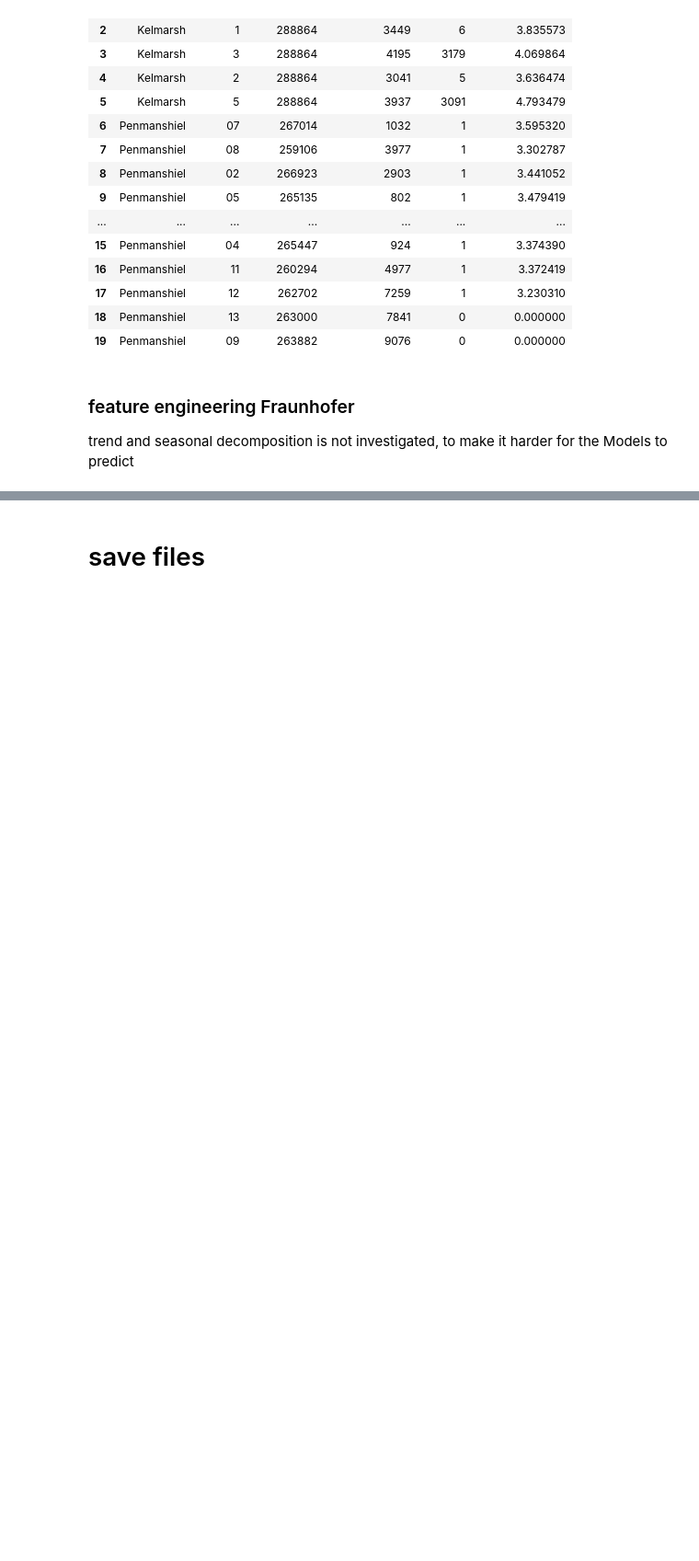
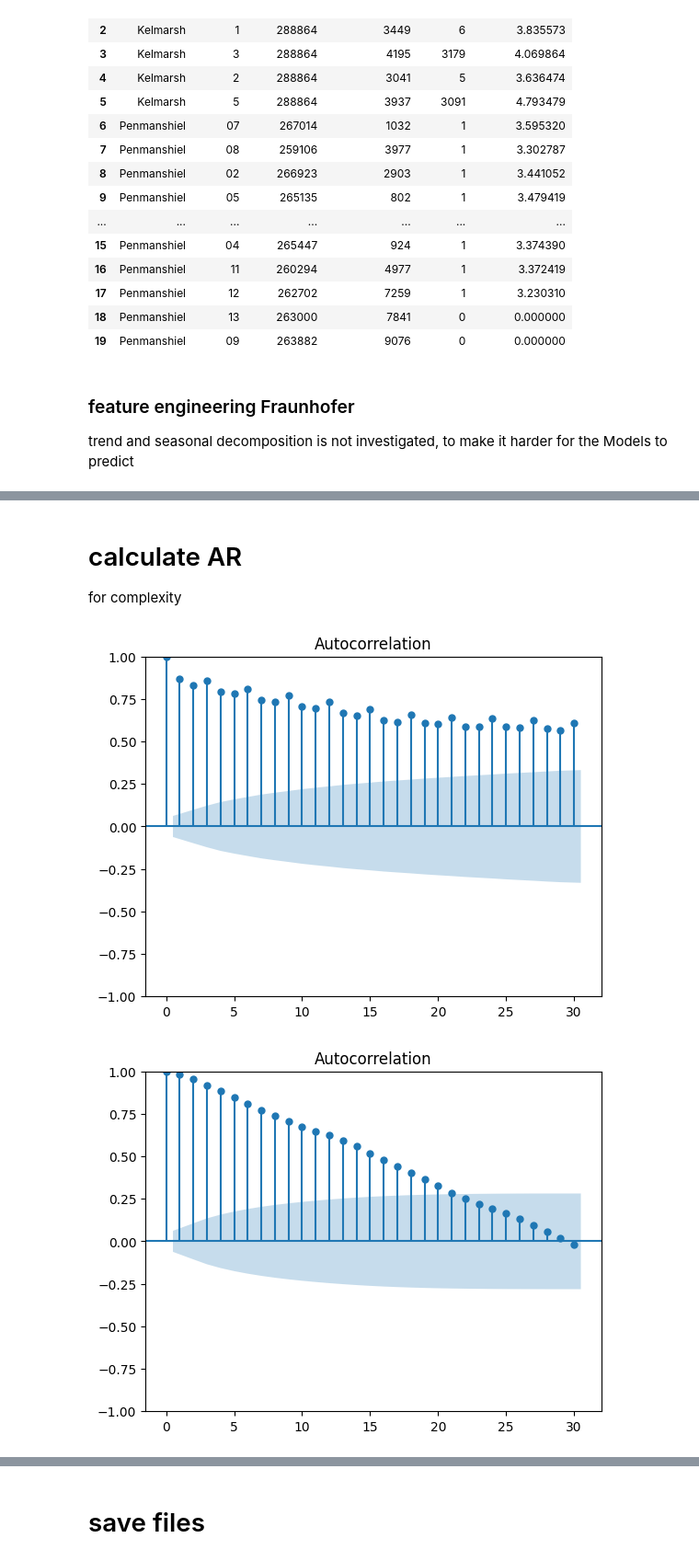
Before and after one commit to janbesler/Masterarbeit, a Jupyter notebook: src/0_Data_Pipeline.ipynb, the cells around one changed output, grey strips where cells are left out. Shown at 92% size. Drawn from its saved outputs; the diff is of its cells as text; code cells hidden in the pictures; blank space fills up the shorter version.

```diff
--- a/src/0_Data_Pipeline.ipynb
+++ b/src/0_Data_Pipeline.ipynb
@@ -473,0 +448,21 @@ time_features(FraunhoferData['Hiller'], "BY")[['Zeitstempel', 'day_of_week', 'se
+# %% [markdown]
+# calculate AR
+
+for complexity
+# %%
+from statsmodels.graphics.tsaplots import plot_acf
+
+def AC_coefficient(data, dependent_var):
+    # Load your time series data into a pandas Series (if it's not already)
+    time_series = pd.Series(data[dependent_var][-1000:].values, index=data[-1000:].index).dropna()
+
+    # Plot the ACF
+    plot_acf(time_series)
+    plt.show()
+# %%
+AC_coefficient(Kelmarsh_df['1'], 'Energy Export (kWh)')
+
+AC_coefficient(FraunhoferData['Hiller'], '1.0 - Trafo 1 [Wh]')
+# %% [output]
+[figure, added]
+[figure, added]
```
Also changed, not shown: parts of 13 cells of this notebook, 4 other files.
